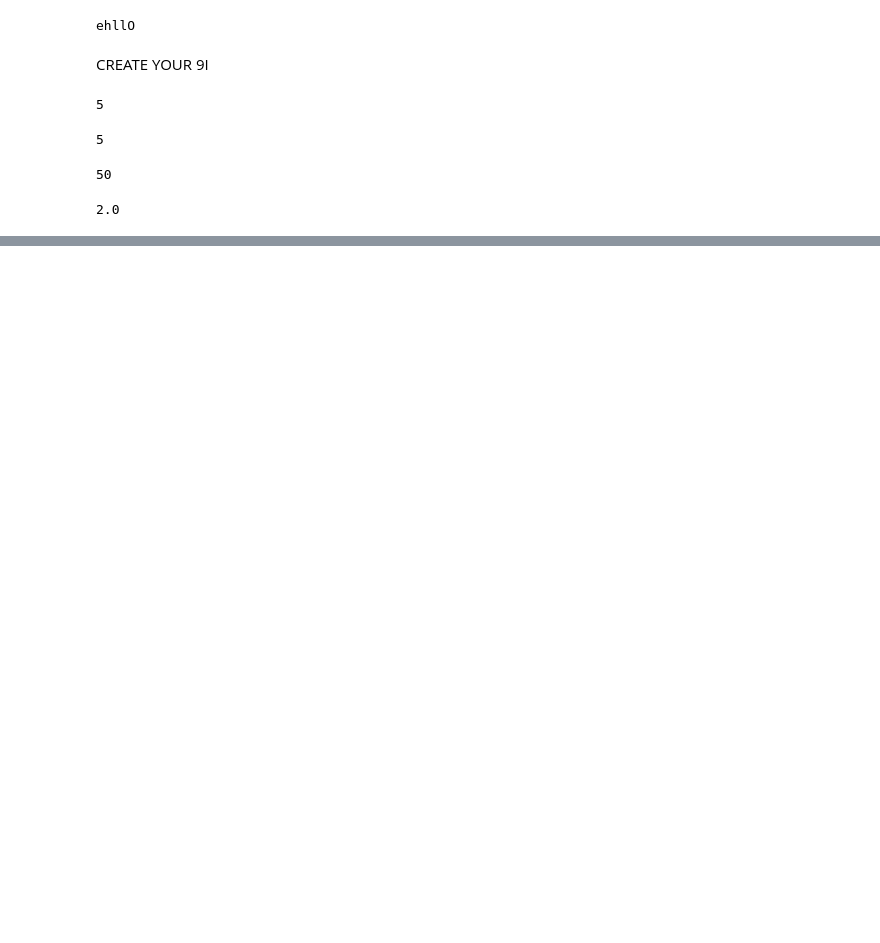
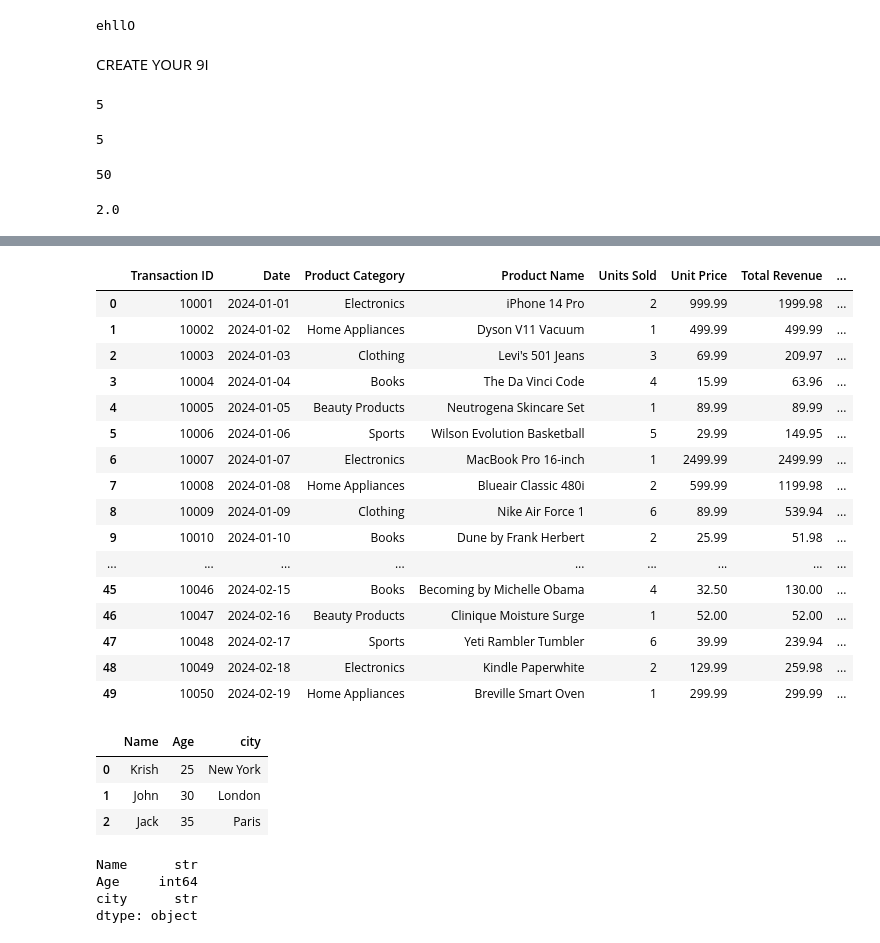
Before and after one commit to ajith-h-acharya/DATA_ENGINEERING_PATH, a Jupyter notebook: main.ipynb, the cells around one changed output, grey strips where cells are left out. Cells and saved outputs as stored; diff of their text form; code cells hidden in the pictures; blank space fills up the shorter version.

```diff
--- a/main.ipynb
+++ b/main.ipynb
@@ -237,2 +258,37 @@ AttributeError: module 'pandas' has no attribute 'read'
 # %%
 import pandas as pd
+# %%
+df=pd.read_csv('sales_data.csv')
+df.head(50)
+# %% [output]
+|  | Transaction ID | Date | Product Category | Product Name | Units Sold | Unit Price | Total Revenue | ... |
+| 0 | 10001 | 2024-01-01 | Electronics | iPhone 14 Pro | 2 | 999.99 | 1999.98 | ... |
+| 1 | 10002 | 2024-01-02 | Home Appliances | Dyson V11 Vacuum | 1 | 499.99 | 499.99 | ... |
+| 2 | 10003 | 2024-01-03 | Clothing | Levi's 501 Jeans | 3 | 69.99 | 209.97 | ... |
+| 3 | 10004 | 2024-01-04 | Books | The Da Vinci Code | 4 | 15.99 | 63.96 | ... |
+| 4 | 10005 | 2024-01-05 | Beauty Products | Neutrogena Skincare Set | 1 | 89.99 | 89.99 | ... |
+| 5 | 10006 | 2024-01-06 | Sports | Wilson Evolution Basketball | 5 | 29.99 | 149.95 | ... |
+| 6 | 10007 | 2024-01-07 | Electronics | MacBook Pro 16-inch | 1 | 2499.99 | 2499.99 | ... |
+| 7 | 10008 | 2024-01-08 | Home Appliances | Blueair Classic 480i | 2 | 599.99 | 1199.98 | ... |
+| 8 | 10009 | 2024-01-09 | Clothing | Nike Air Force 1 | 6 | 89.99 | 539.94 | ... |
+| 9 | 10010 | 2024-01-10 | Books | Dune by Frank Herbert | 2 | 25.99 | 51.98 | ... |
+| ... | ... | ... | ... | ... | ... | ... | ... | ... |
+| 45 | 10046 | 2024-02-15 | Books | Becoming by Michelle Obama | 4 | 32.50 | 130.00 | ... |
+| 46 | 10047 | 2024-02-16 | Beauty Products | Clinique Moisture Surge | 1 | 52.00 | 52.00 | ... |
+| 47 | 10048 | 2024-02-17 | Sports | Yeti Rambler Tumbler | 6 | 39.99 | 239.94 | ... |
+| 48 | 10049 | 2024-02-18 | Electronics | Kindle Paperwhite | 2 | 129.99 | 259.98 | ... |
+| 49 | 10050 | 2024-02-19 | Home Appliances | Breville Smart Oven | 1 | 299.99 | 299.99 | ... |
+# %%
+df
+# %% [output]
+|  | Name | Age | city |
+| 0 | Krish | 25 | New York |
+| 1 | John | 30 | London |
+| 2 | Jack | 35 | Paris |
+# %%
+print(df.dtypes)
+# %% [output]
+Name      str
+Age     int64
+city      str
+dtype: object
```
Also changed, not shown: parts of 107 cells of this notebook, 2 other files.
